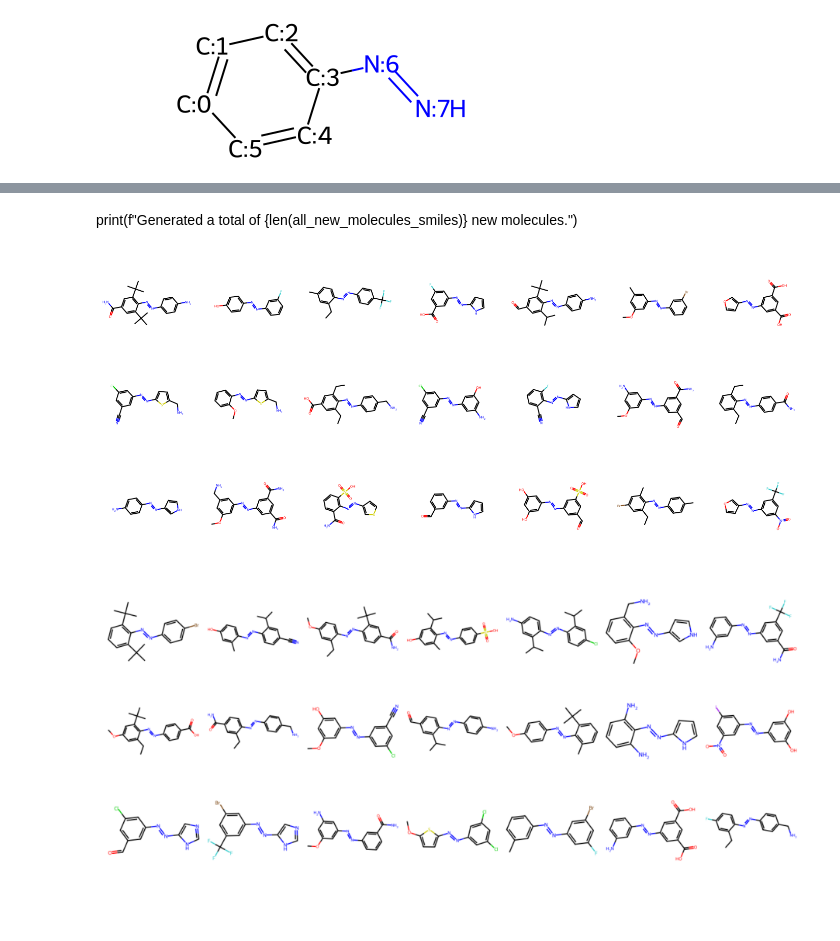
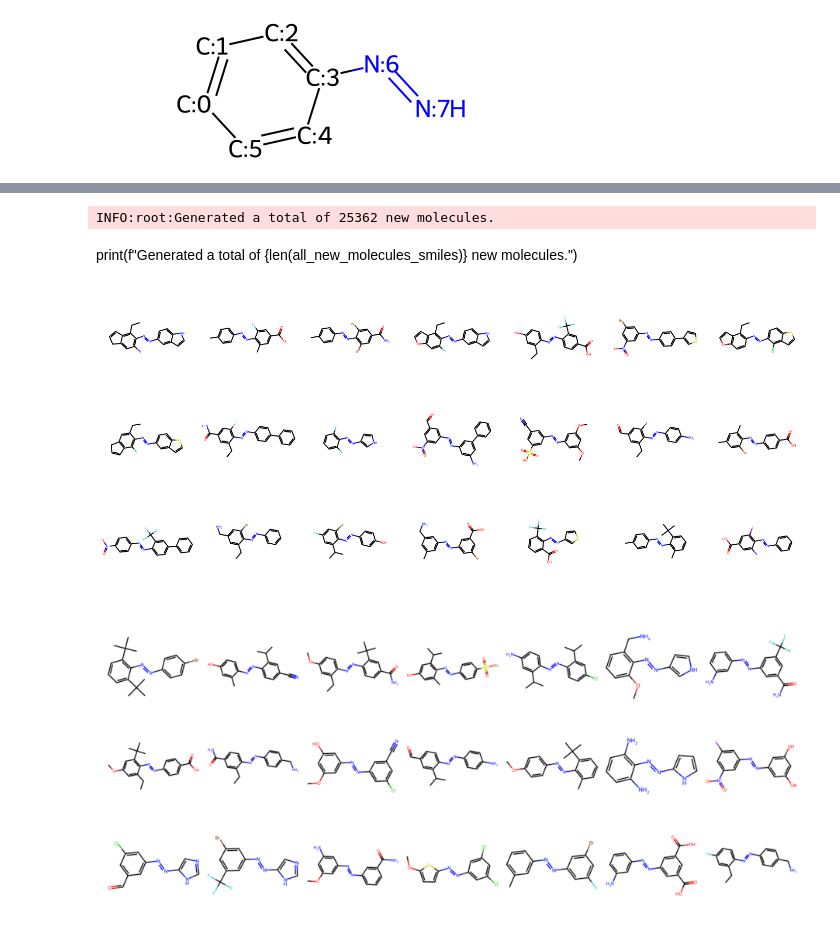
Before and after one commit to BerlinObel/xTB, a Jupyter notebook: generate_azobenzenes.ipynb, the cells around one changed output, grey strips where cells are left out. Saved outputs shown, nothing was run; the diff lists cells and outputs as text; code cells hidden in the pictures.

```diff
--- a/generate_azobenzenes.ipynb
+++ b/generate_azobenzenes.ipynb
@@ -297,0 +353,35 @@ INFO:root:Generated a total of 7568 new molecules.
+# %%
+ortho = [16, 3, 15, 8]
+
+right_posistions = [9, 13, 12]
+left_posisitons = [0, 1, 17]
+
+# Example usage:
+base_smiles = "c1cc2cc(/N=N/c3ccc4*ccc4c3)ccc2*1"
+atom_list = ['S', 'O', 'N', 'C']
+indices = [0, 1]  # Indices of the atoms to replace (indices of '*' in the base_smiles)
+new_extended_azos = replace_atoms(base_smiles, atom_list, indices)
+# %%
+index = 1
+# Generate molecules with electron-donating substituents
+for mol in new_extended_azos:
+    logging.info(f"molecule {index}/{len(new_extended_azos)}")
+    added_ortho = generate_and_print_molecules(
+                mol, steric_blocking_substituents, ortho, 2, 'extened azobenzene ortho', 'steric blocking left')
+    all_new_molecules.update_with_canonical_smiles(added_ortho)
+
+    for subs_mol in added_ortho:
+        with_subs_left = generate_and_print_molecules(
+        mol, electron_donating_substituents, left_posisitons, 1, 'extended azobenzene', 'electron-donating subs')
+        all_new_molecules.update_with_canonical_smiles(with_subs_left)
+
+
+    # Generate molecules with electron-withdrawing substituents
+        for left_subs_mol in with_subs_left:
+            with_subs = generate_and_print_molecules(
+                mol, electron_withdrawing_substituents, right_posistions, 1, 'extended azobenzene', 'electron-withdrawing subs')
+
+            all_new_molecules.update_with_canonical_smiles(with_subs)
+
+
+    index += 1
@@ -298,3 +405,8 @@ INFO:root:Generated a total of 7568 new molecules.
+# %%
+logging.info(
+    f"Generated a total of {len(all_new_molecules)} new molecules.")
+# %% [output]
+INFO:root:Generated a total of 25362 new molecules.
 # %%
 input_df = pd.DataFrame(
     columns=['comp_name', 'smiles', 'charge', 'multiplicity'])
@@ -317,12 +429,12 @@ print(f"Generated a total of {len(all_new_molecules_smiles)} new molecules.")
 # save to csv
 input_df.to_csv('molecules.csv', index=False)
 # %%
-# random_mols_smiles = random.sample(list(input_df.smiles.values), k=21)
-# mols = [Chem.MolFromSmiles(smiles) for smiles in random_mols_smiles]
-# img = Draw.MolsToGridImage(mols, molsPerRow=7, subImgSize=(200, 200), legends=['']*len(mols))
-# img
+random_mols_smiles = random.sample(list(input_df.smiles.values), k=21)
+mols = [Chem.MolFromSmiles(smiles) for smiles in random_mols_smiles]
+img = Draw.MolsToGridImage(mols, molsPerRow=7, subImgSize=(200, 200), legends=['']*len(mols))
+img
 # %% [output]
-[figure, old version]
+[figure, new version]
 # %%
 # from PIL import Image
 
```
Also changed, not shown: parts of 7 cells of this notebook, 14 other files.
